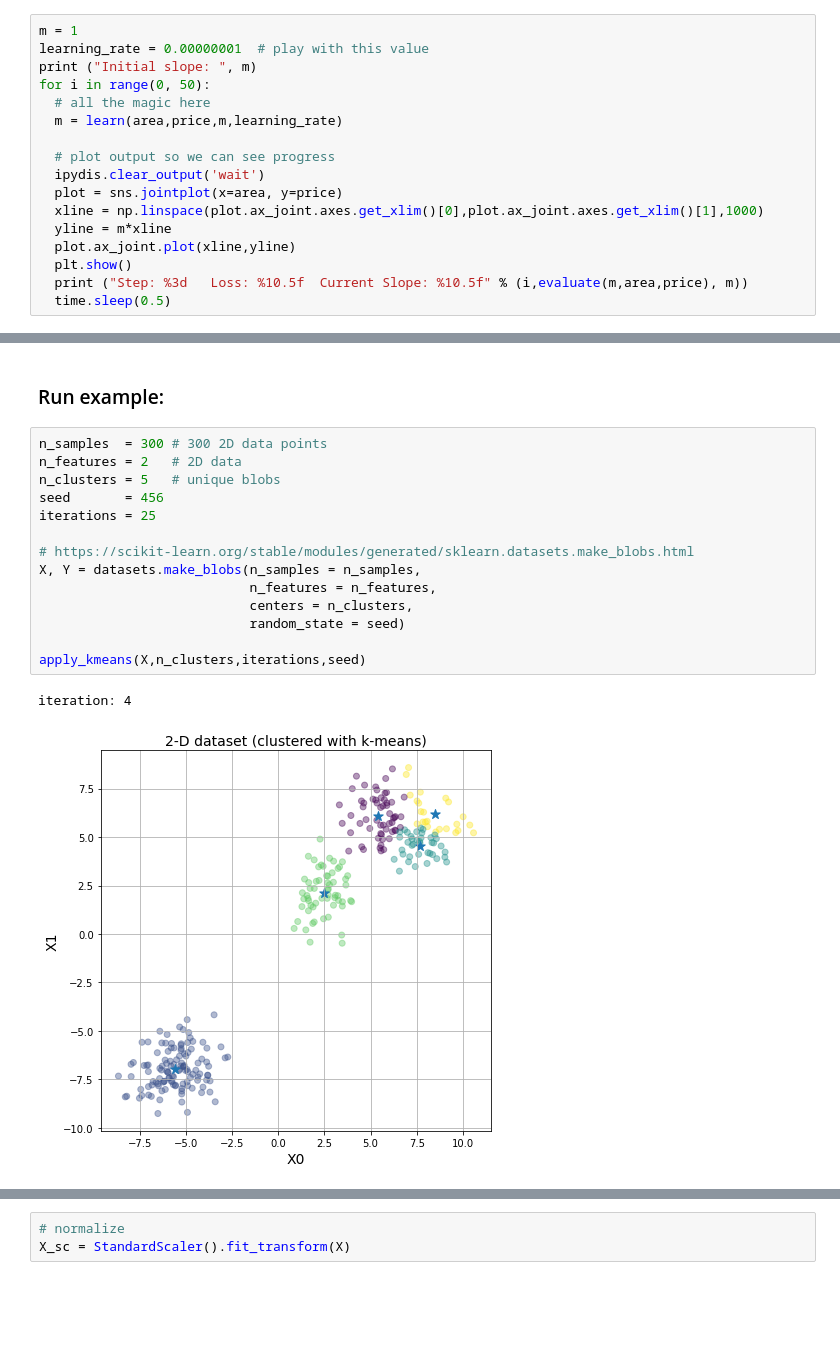
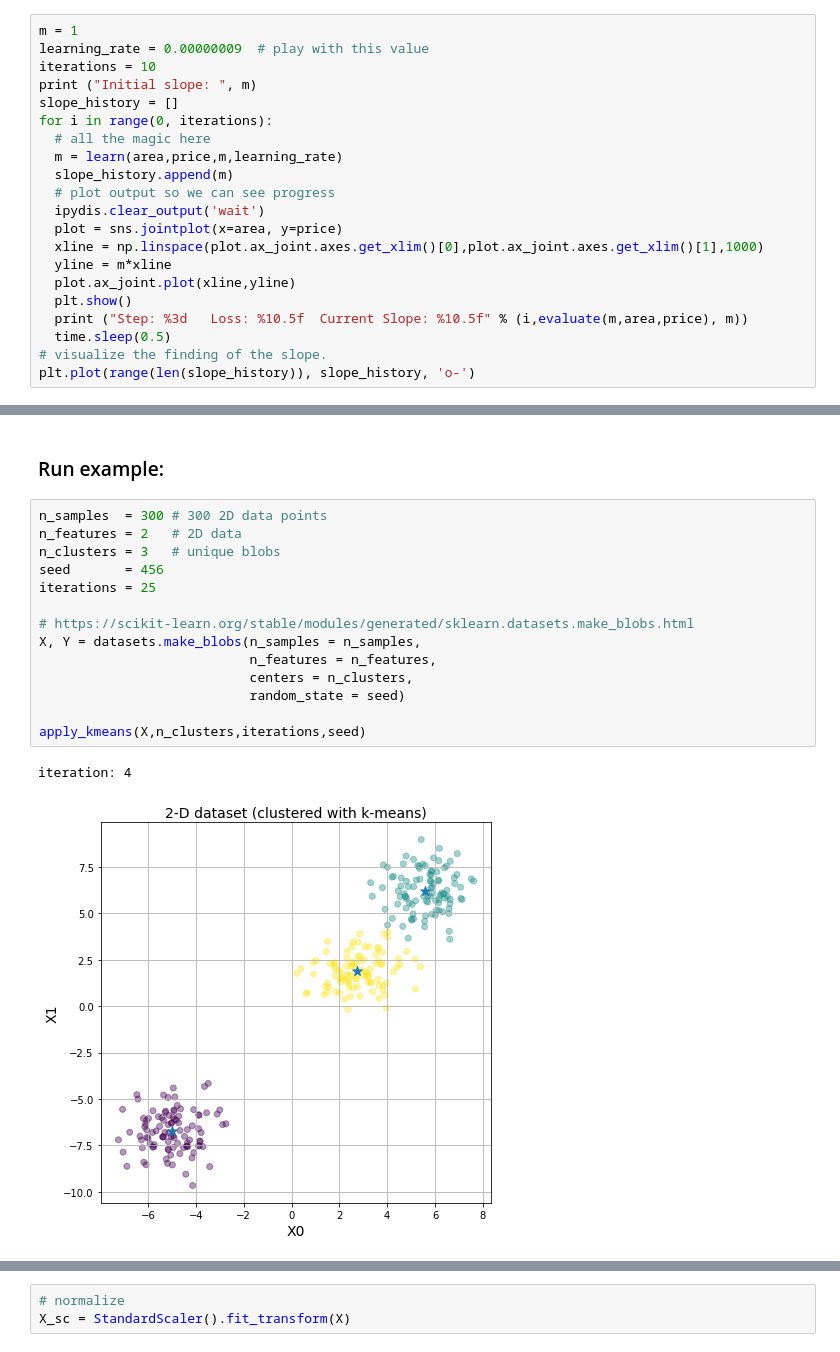
Before and after one commit to argonne-lcf/ATPESC_MachineLearning, a Jupyter notebook: 00_statisticalLearning/statistical_learning.ipynb, the cells around one changed output, grey strips where cells are left out. Cells and saved outputs as stored; diff of their text form; blank space fills up the shorter version.

```diff
--- a/00_statisticalLearning/statistical_learning.ipynb
+++ b/00_statisticalLearning/statistical_learning.ipynb
@@ -188,12 +182,14 @@ The `learning_rate` is shown as driving how big of steps you take around the min
 Putting it all together we can iterate to a solution:
 # %%
 m = 1
-learning_rate = 0.00000001  # play with this value
+learning_rate = 0.00000009  # play with this value
+iterations = 10
 print ("Initial slope: ", m)
-for i in range(0, 50):
+slope_history = []
+for i in range(0, iterations):
   # all the magic here
   m = learn(area,price,m,learning_rate)
-
+  slope_history.append(m)
   # plot output so we can see progress
   ipydis.clear_output('wait')
   plot = sns.jointplot(x=area, y=price)
@@ -203,5 +199,7 @@ for i in range(0, 50):
   plt.show()
   print ("Step: %3d   Loss: %10.5f  Current Slope: %10.5f" % (i,evaluate(m,area,price), m))
   time.sleep(0.5)
+# visualize the finding of the slope.
+plt.plot(range(len(slope_history)), slope_history, 'o-')
 # %% [output]
 [figure]
@@ -385,17 +385,17 @@ def plot_kmeans_points(X,centroids,nearest_centroid):
 # %%
 n_samples  = 300 # 300 2D data points
 n_features = 2   # 2D data
-n_clusters = 5   # unique blobs
+n_clusters = 3   # unique blobs
 seed       = 456
 iterations = 25
 
 # https://scikit-learn.org/stable/modules/generated/sklearn.datasets.make_blobs.html
 X, Y = datasets.make_blobs(n_samples = n_samples,
                            n_features = n_features,
                            centers = n_clusters,
                            random_state = seed)
 
 apply_kmeans(X,n_clusters,iterations,seed)
 # %% [output]
 iteration: 4
-[figure, old version]
+[figure, new version]
```
Also changed, not shown: parts of 45 cells of this notebook.
